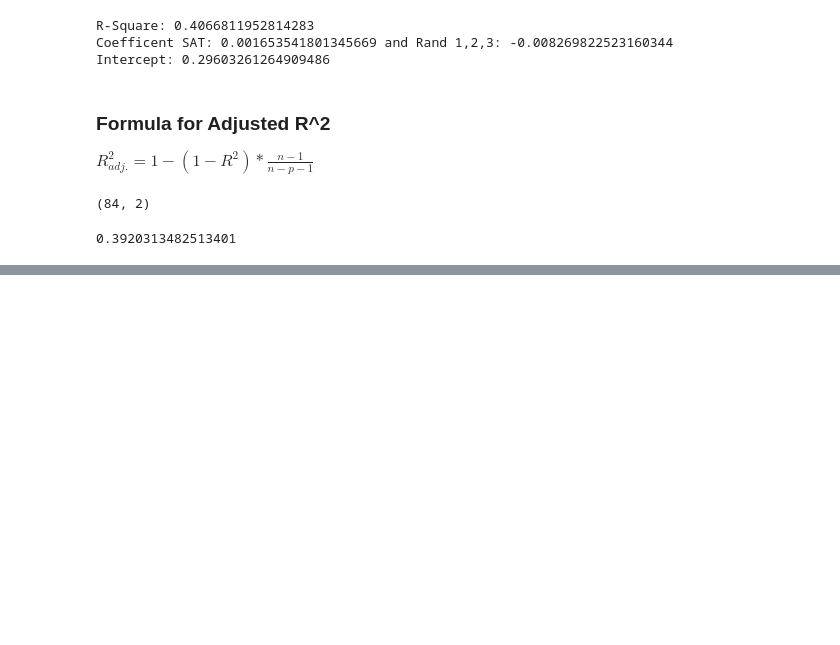
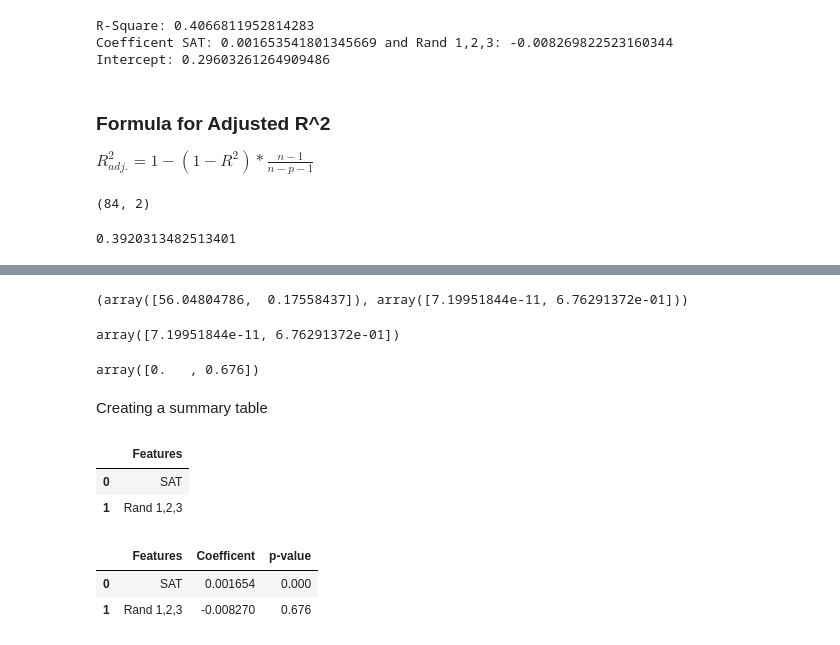
Before and after one commit to BandhanHardiya/regression_analysis, a Jupyter notebook: using_sklearn/multiple_regression.ipynb, the cells around one changed output, grey strips where cells are left out. Cells and saved outputs as stored; diff of their text form; code cells hidden in the pictures; blank space fills up the shorter version.

Commit message:
added summary table

```diff
--- a/using_sklearn/multiple_regression.ipynb
+++ b/using_sklearn/multiple_regression.ipynb
@@ -62,0 +69,31 @@ adjusted_r2
+# %%
+f_regression(x, y)
+# %% [output]
+(array([56.04804786,  0.17558437]), array([7.19951844e-11, 6.76291372e-01]))
+# %%
+p_value = f_regression(x, y)[1]
+p_value
+# %% [output]
+array([7.19951844e-11, 6.76291372e-01])
+# %%
+p_value.round(3)
+# %% [output]
+array([0.   , 0.676])
+# %% [markdown]
+Creating a summary table
+# %%
+reg_summary = pd.DataFrame(data = ['SAT','Rand 1,2,3'], columns = ['Features'])
+reg_summary
+# %% [output]
+|  | Features |
+| 0 | SAT |
+| 1 | Rand 1,2,3 |
+# %%
+reg_summary['Coefficent'] = reg.coef_
+reg_summary['p-value'] = p_value.round(3)
+# %%
+reg_summary
+# %% [output]
+|  | Features | Coefficent | p-value |
+| 0 | SAT | 0.001654 | 0.000 |
+| 1 | Rand 1,2,3 | -0.008270 | 0.676 |
```
Also changed, not shown: parts of 3 cells of this notebook.
